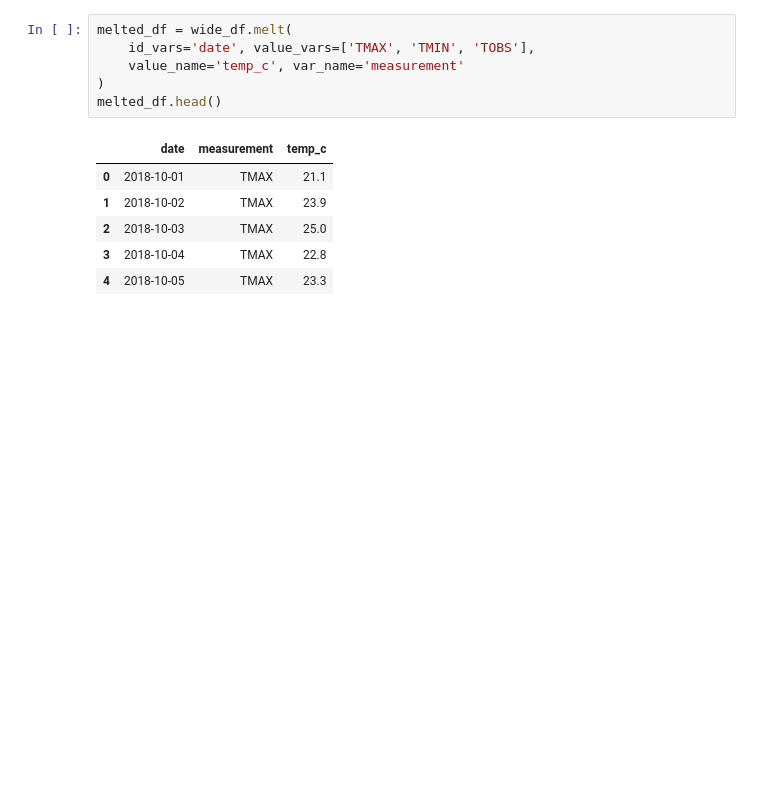
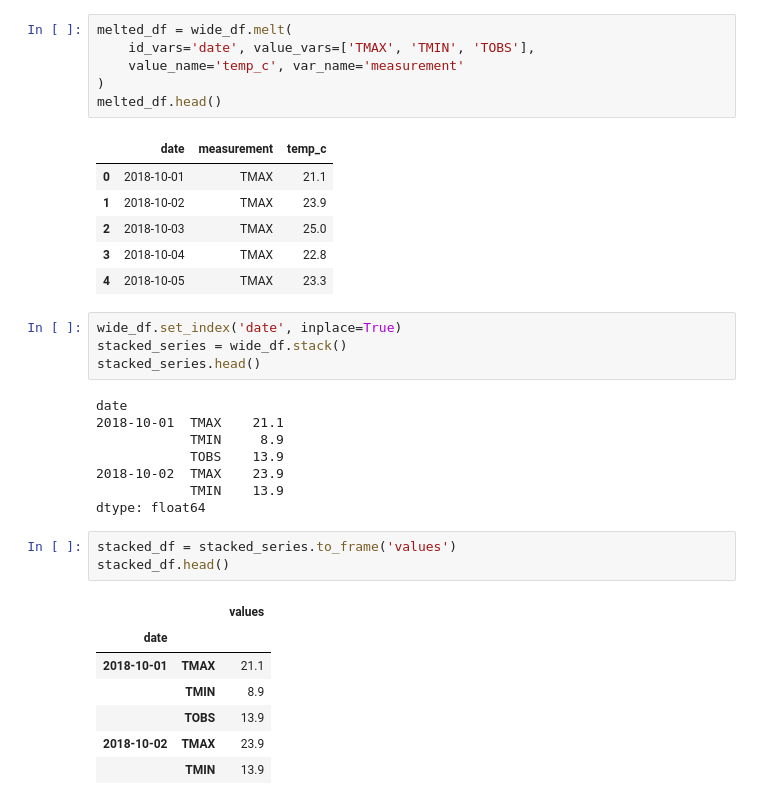
Before and after one commit to roger-mengqiu-chen/DS-learning, a Jupyter notebook: hands-on-da-with-pandas/ch03/4-reshaping_data.ipynb, the cells around one changed output. Saved outputs shown, nothing was run; the diff lists cells and outputs as text; blank space fills up the shorter version.

```diff
--- a/hands-on-da-with-pandas/ch03/4-reshaping_data.ipynb
+++ b/hands-on-da-with-pandas/ch03/4-reshaping_data.ipynb
@@ -158,3 +158,26 @@ melted_df.head()
 | 2 | 2018-10-03 | TMAX | 25.0 |
 | 3 | 2018-10-04 | TMAX | 22.8 |
 | 4 | 2018-10-05 | TMAX | 23.3 |
+# %%
+wide_df.set_index('date', inplace=True)
+stacked_series = wide_df.stack()
+stacked_series.head()
+# %% [output]
+date
+2018-10-01  TMAX    21.1
+            TMIN     8.9
+            TOBS    13.9
+2018-10-02  TMAX    23.9
+            TMIN    13.9
+dtype: float64
+# %%
+stacked_df = stacked_series.to_frame('values')
+stacked_df.head()
+# %% [output]
+|  |  | values |
+| date |  |  |
+| 2018-10-01 | TMAX | 21.1 |
+|  | TMIN | 8.9 |
+|  | TOBS | 13.9 |
+| 2018-10-02 | TMAX | 23.9 |
+|  | TMIN | 13.9 |
```
Also changed, not shown: parts of 2 cells of this notebook.
